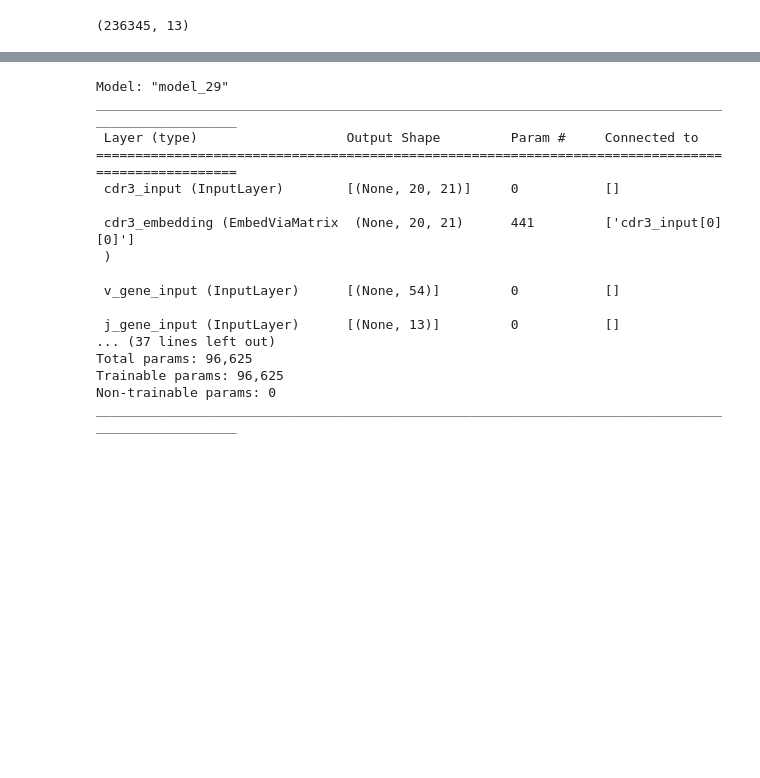
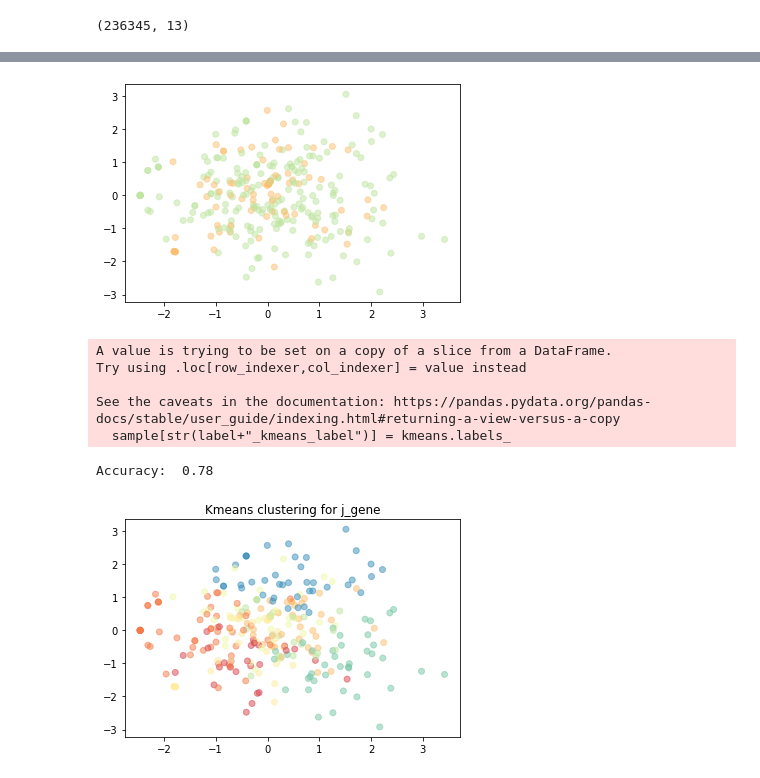
Before and after one commit to yanismiraoui/M4R-Project-Notebooks, a Jupyter notebook: VAE_vampire.ipynb, the cells around one changed output, grey strips where cells are left out. Drawn from its saved outputs; the diff is of its cells as text; code cells hidden in the pictures; blank space fills up the shorter version.

```diff
--- a/VAE_vampire.ipynb
+++ b/VAE_vampire.ipynb
@@ -46,7 +46,7 @@ params = {
             "n_v_genes": 54,
             "n_j_genes": 13,
             "stopping_monitor": "val_loss",
-            "batch_size": 100,
+            "batch_size": 5,
             "pretrains": 2,
             "warmup_period": 3,
             "epochs": 4,
@@ -238,8 +237,8 @@ df["j_gene_one_hot"] = j_labels
 # %%
 df = df.sample(frac=1).reset_index(drop=True)
 data = df[['CDR3_al_one_hot', 'v_gene_one_hot', 'j_gene_one_hot']]
-data["v_gene_one_hot"]  = data["v_gene_one_hot"].apply(lambda x: x.reshape(54))
-data["j_gene_one_hot"]  = data["j_gene_one_hot"].apply(lambda x: x.reshape(13))
+data["v_gene_one_hot"]  = data["v_gene_one_hot"].apply(lambda x: x.reshape(54,))
+data["j_gene_one_hot"]  = data["j_gene_one_hot"].apply(lambda x: x.reshape(13,))
 data = [np.stack(col.values) for _, col in data.items()]
 #X_train = tf.constant(df["CDR3"].to_numpy())
 #X_train_v_gene = tf.constant(df["v_gene"].to_numpy())
@@ -268,3 +266,3 @@ res = build(params)
 # %%
-res["vae"].fit(X_train, X_train, epochs=4, batch_size=100, validation_split=0.1,verbose=1)
+res["vae"].fit(X_train, X_train, epochs=4, batch_size=5,verbose=1)
 # %% [output]
@@ -275,20 +277,0 @@ InvalidArgumentError: Incompatible shapes: [10,35] vs. [100,35]
-# %%
-res["vae"].summary()
-# %% [output]
-Model: "model_29"
-__________________________________________________________________________________________________
- Layer (type)                   Output Shape         Param #     Connected to
-==================================================================================================
- cdr3_input (InputLayer)        [(None, 20, 21)]     0           []
-
- cdr3_embedding (EmbedViaMatrix  (None, 20, 21)      441         ['cdr3_input[0][0]']
- )
-
- v_gene_input (InputLayer)      [(None, 54)]         0           []
-
- j_gene_input (InputLayer)      [(None, 13)]         0           []
-... (37 lines left out)
-Total params: 96,625
-Trainable params: 96,625
-Non-trainable params: 0
-__________________________________________________________________________________________________
@@ -294,0 +321,52 @@ ________________________________________________________________________________
+# %%
+label = "j_gene"
+df[label] = df["j_gene"].apply(lambda x: x.split("-")[0])
+labels = []
+labels_encoder = LabelEncoder()
+labels_encoder = labels_encoder.fit(df[label].unique())
+for k in tqdm(df.index):
+    labels.append(labels_encoder.transform([df.loc[k,label]]))
+labels = [int(y) for y in labels]
+df[label] = labels
+rgb_values = sns.color_palette("Spectral", df[label].nunique())
+df[str(label+"_color")] = df[label].apply(lambda x: rgb_values[x])
+
+N=300
+X_test = X_train.copy()
+for i in range(len(X_test)):
+    X_test[i] = X_test[i][:N]
+
+X_test_encode = res["encoder"].predict(X_test)
+pca = PCA(n_components=2)
+principalComponents = pca.fit_transform(X_test_encode[0])
+plot_X_test = principalComponents
+
+plt.scatter(plot_X_test[:,0], plot_X_test[:,1], color=df[str(label+"_color")][:N], alpha=0.5)
+plt.show()
+
+k = 8
+kmeans = KMeans(n_clusters=k, random_state=0).fit(X_test_encode[0][:N])
+labels = pd.Series(kmeans.labels_)
+rgb_values = sns.color_palette("Spectral", k)
+col_kmeans = labels.apply(lambda x: rgb_values[x])
+sample = df[:N]
+sample[str(label+"_kmeans_label")] = kmeans.labels_
+label_dict = {}
+for cluster in range(k):
+    label_ind = sample[sample[str(label+"_kmeans_label")] == cluster][label].value_counts().index[0]
+    label_dict[cluster] = label_ind
+
+print("Accuracy: ", sum([label_dict[x] == y for x,y in zip(sample[str(label+"_kmeans_label")], sample[label])])/len(sample))
+plt.scatter(plot_X_test[:,0], plot_X_test[:,1], color=col_kmeans, alpha=0.5)
+centroids = kmeans.cluster_centers_
+plt.title("Kmeans clustering for "+label)
+plt.show()
+# %% [output]
+[figure, added]
+A value is trying to be set on a copy of a slice from a DataFrame.
+Try using .loc[row_indexer,col_indexer] = value instead
+
+See the caveats in the documentation: https://pandas.pydata.org/pandas-docs/stable/user_guide/indexing.html#returning-a-view-versus-a-copy
+  sample[str(label+"_kmeans_label")] = kmeans.labels_
+Accuracy:  0.78
+[figure, added]
```
Also changed, not shown: parts of 5 cells of this notebook.
